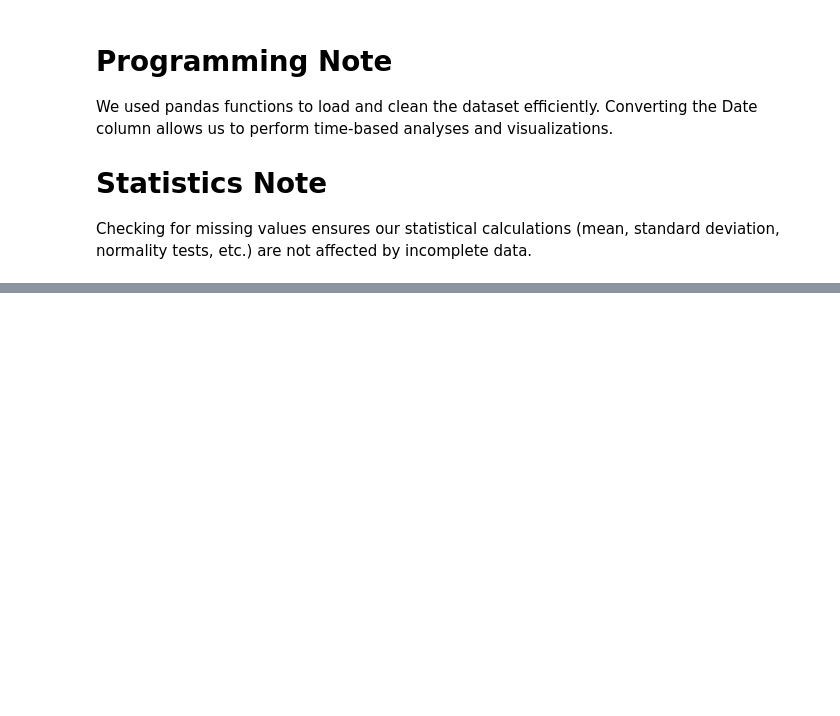
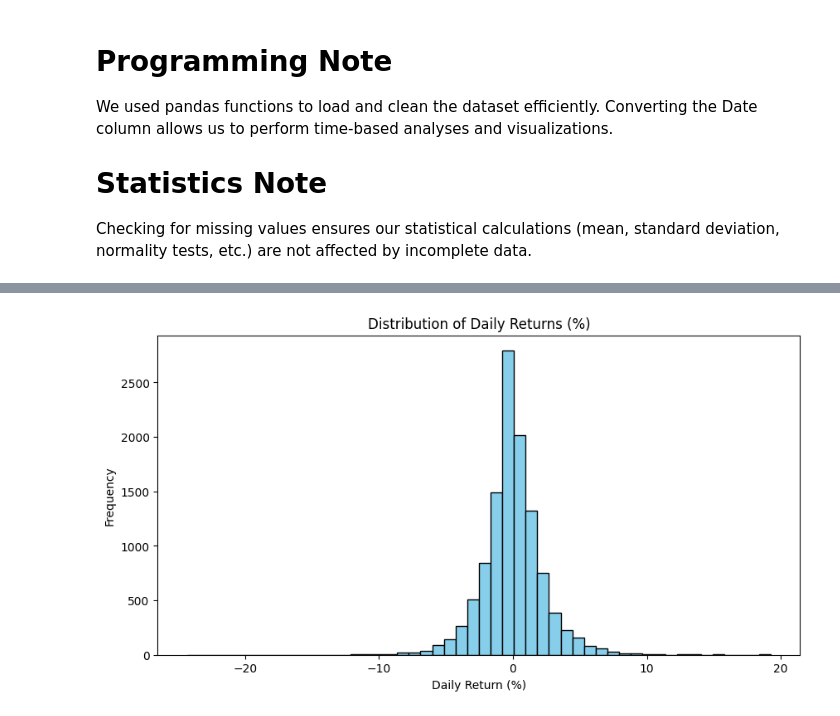
Before and after one commit to Ikrammsr/apple-stock-analysis-project, a Jupyter notebook: apple_stock_analysis_v2.ipynb, the cells around one changed output, grey strips where cells are left out. Cells and saved outputs as stored; diff of their text form; code cells hidden in the pictures; blank space fills up the shorter version.

```diff
--- a/apple_stock_analysis_v2.ipynb
+++ b/apple_stock_analysis_v2.ipynb
@@ -161,0 +249,10 @@ f
+# %%
+#Histogram of Daily Returns
+plt.figure(figsize=(10,5))
+plt.hist(df['Daily_Return'], bins=50, color='skyblue', edgecolor='black')
+plt.title("Distribution of Daily Returns (%)")
+plt.xlabel("Daily Return (%)")
+plt.ylabel("Frequency")
+plt.show()
+# %% [output]
+[figure, added]
```
Also changed, not shown: parts of 14 cells of this notebook.
